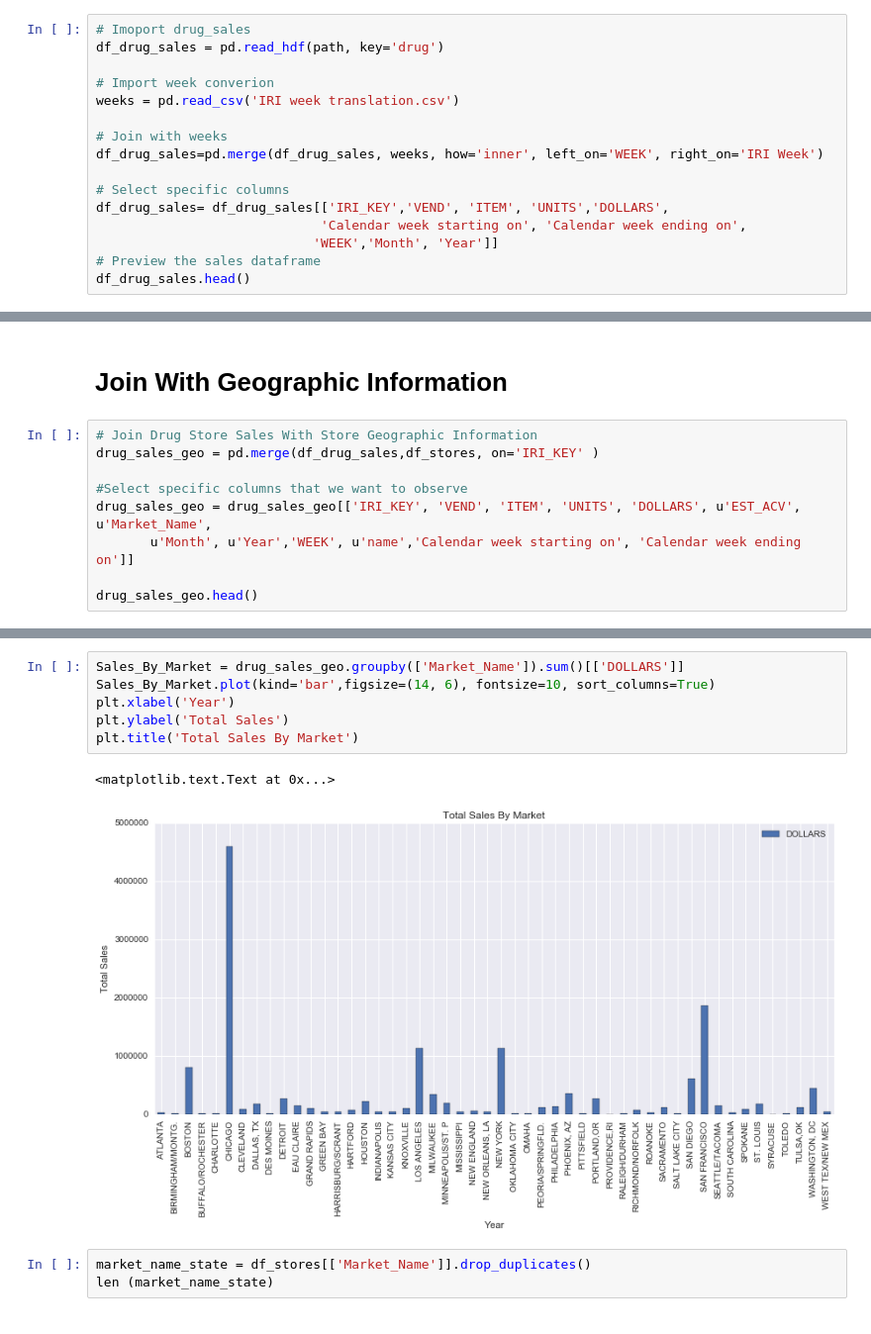
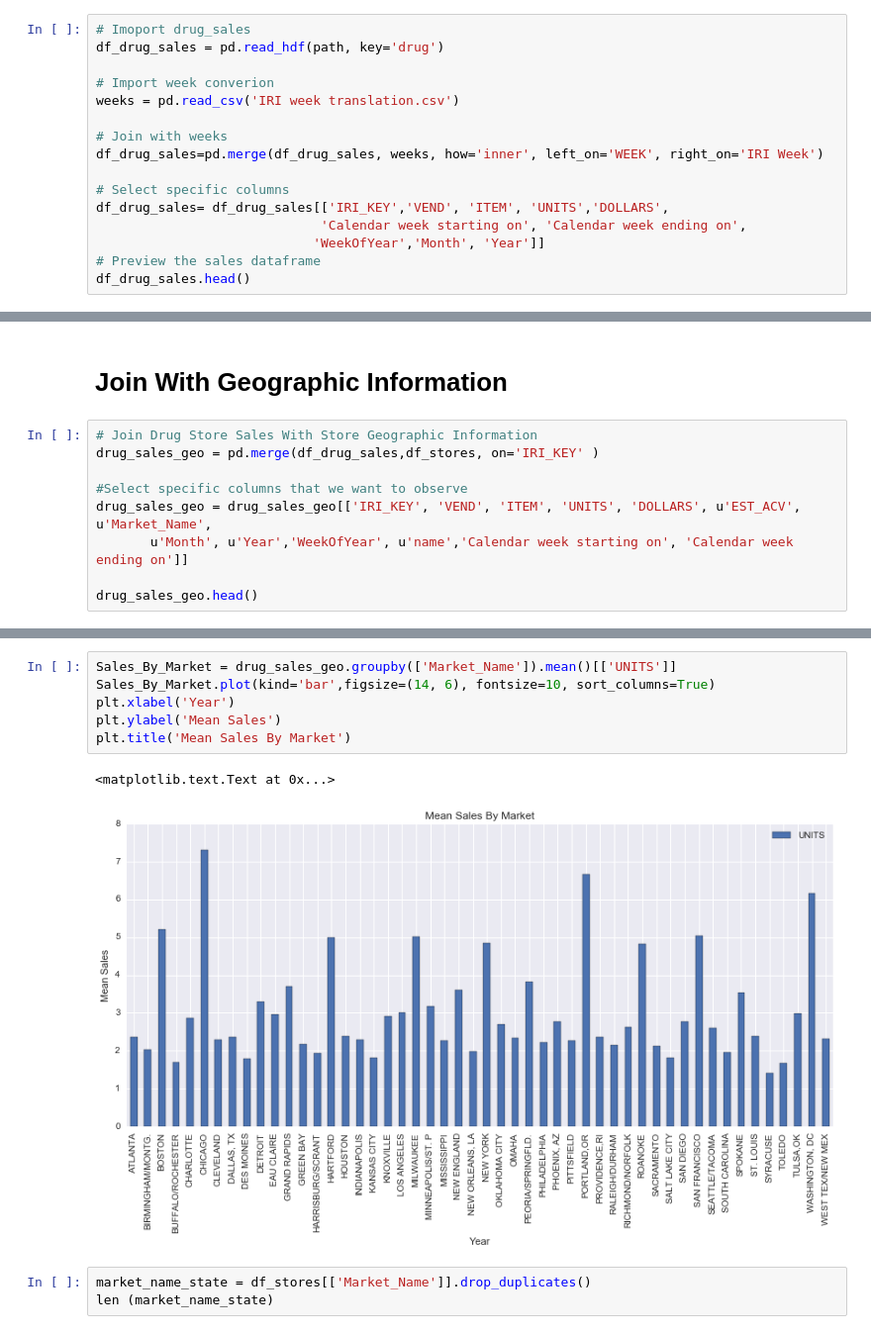
Before and after one commit to mGalarnyk/Machine_Learning_Froyo, a Jupyter notebook: Ryan/Project_Geographic_Location_Info.ipynb, the cells around one changed output, grey strips where cells are left out. Shown: that part at 99% size. Saved outputs shown, nothing was run; the diff lists cells and outputs as text.

```diff
--- a/Ryan/Project_Geographic_Location_Info.ipynb
+++ b/Ryan/Project_Geographic_Location_Info.ipynb
@@ -189,7 +210,7 @@ df_drug_sales=pd.merge(df_drug_sales, weeks, how='inner', left_on='WEEK', right_
 # Select specific columns
 df_drug_sales= df_drug_sales[['IRI_KEY','VEND', 'ITEM', 'UNITS','DOLLARS',
                              'Calendar week starting on', 'Calendar week ending on',
-                            'WEEK','Month', 'Year']]
+                            'WeekOfYear','Month', 'Year']]
 # Preview the sales dataframe
 df_drug_sales.head()
 # %% [output]
@@ -254,7 +320,7 @@ drug_sales_geo = pd.merge(df_drug_sales,df_stores, on='IRI_KEY' )
 
 #Select specific columns that we want to observe
 drug_sales_geo = drug_sales_geo[['IRI_KEY', 'VEND', 'ITEM', 'UNITS', 'DOLLARS', u'EST_ACV', u'Market_Name',
-       u'Month', u'Year','WEEK', u'name','Calendar week starting on', 'Calendar week ending on']]
+       u'Month', u'Year','WeekOfYear', u'name','Calendar week starting on', 'Calendar week ending on']]
 
 drug_sales_geo.head()
 # %% [output]
@@ -267,12 +333,12 @@ drug_sales_geo.head()
 # %%
-Sales_By_Market = drug_sales_geo.groupby(['Market_Name']).sum()[['DOLLARS']]
+Sales_By_Market = drug_sales_geo.groupby(['Market_Name']).mean()[['UNITS']]
 Sales_By_Market.plot(kind='bar',figsize=(14, 6), fontsize=10, sort_columns=True)
 plt.xlabel('Year')
-plt.ylabel('Total Sales')
-plt.title('Total Sales By Market')
+plt.ylabel('Mean Sales')
+plt.title('Mean Sales By Market')
 # %% [output]
 <matplotlib.text.Text at 0x...>
-[figure, old version]
+[figure, new version]
 # %%
 market_name_state = df_stores[['Market_Name']].drop_duplicates()
 len (market_name_state)
```
Also changed, not shown: parts of 39 cells of this notebook, 8 other files.
